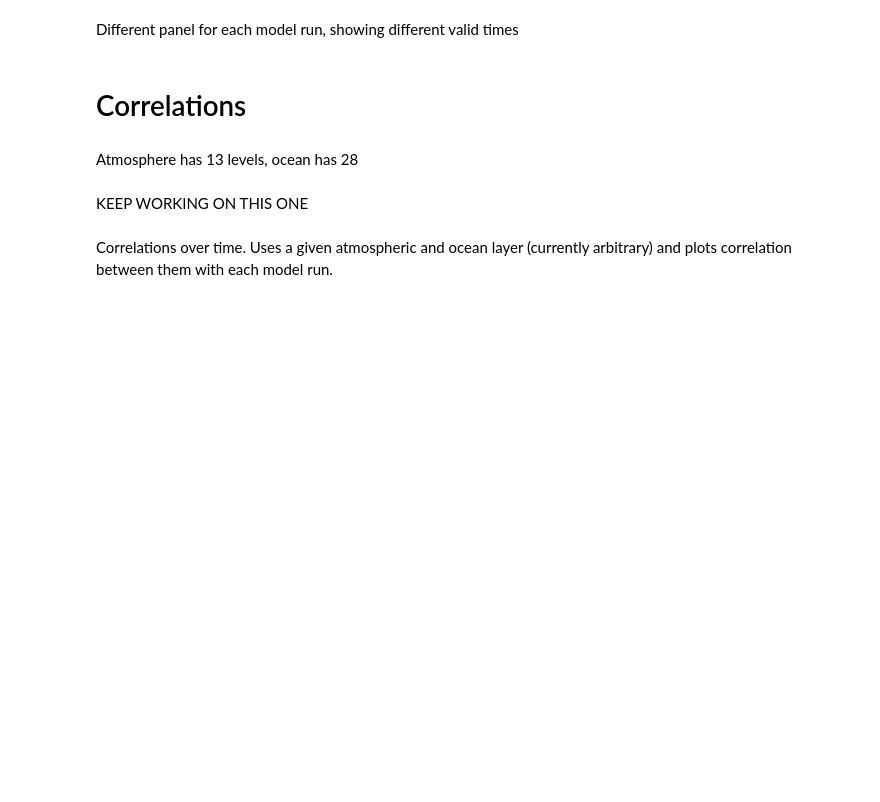
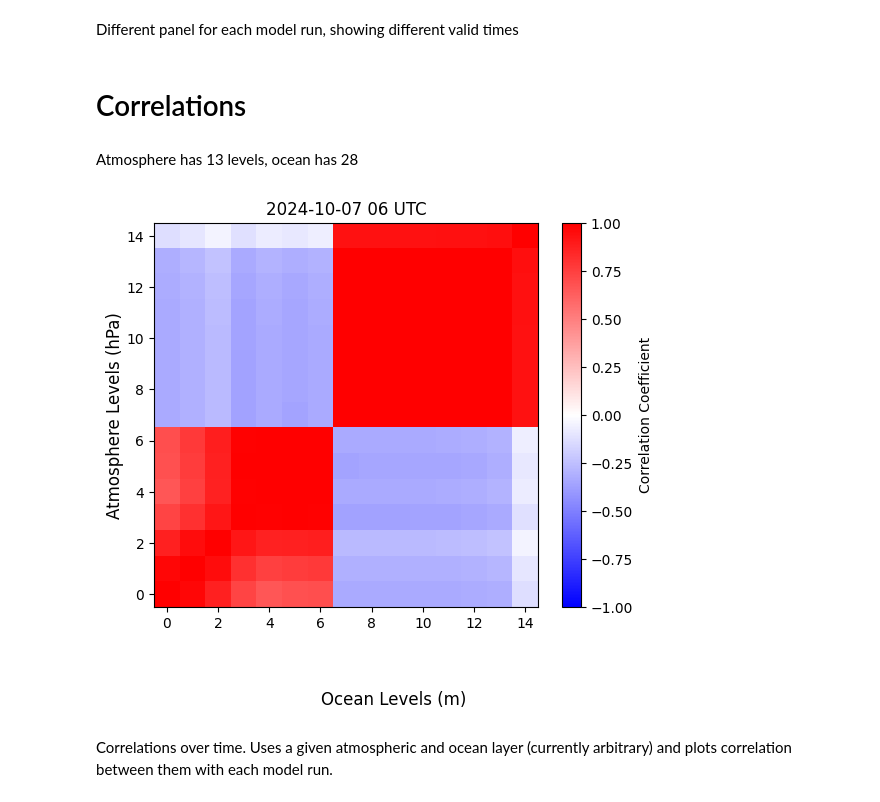
Before and after one commit to SeanBarnier/HAFS_Air-Sea, a Jupyter notebook: HAFSA_ocean-atmosphere.ipynb, the cells around one changed output. Drawn from its saved outputs; the diff is of its cells as text; code cells hidden in the pictures; blank space fills up the shorter version.

Commit message:
Changed correlation figure to only have a single model iteration.

```diff
--- a/HAFSA_ocean-atmosphere.ipynb
+++ b/HAFSA_ocean-atmosphere.ipynb
@@ -405,47 +405,41 @@ for init, validList in list(fcastTimes.items()):
   cors[init] = {}
 
   atmLevs = list(atm[init][validList[0]].keys())
+  atmLevs.reverse() #Puts highest values at the bottom/end of the list
   oceLevs = list(oce[init][validList[0]].keys())
 
   atmLevData = [[float(atm[init][valid][lv][var]) for valid in validList] for lv in atmLevs] #Rows: time, Columns: levels
   oceLevData = [[float(oce[init][valid][lv][var]) for valid in validList] for lv in oceLevs]
 
   cor = np.corrcoef(atmLevData + oceLevData) #Correlation across entire atmosphere and ocean
-  cors[init] = cor
+  corVals = [corList[np.isnan(corList)==False] for corList in cor if len(corList[np.isnan(corList)==False])!=0]
+  cors[init] = corVals
-# %% [markdown]
-KEEP WORKING ON THIS ONE
 # %%
+corTime = list(cors.keys())[0]
+
 corFig = plt.figure(figsize=(6,6))
-yCorner = 0.75
+corAx = corFig.add_axes([0.1, 0.1, 0.8, 0.8])
+corMap = corAx.imshow(cors[corTime], cmap="bwr", vmin=-1, vmax=1)
+corAx.invert_yaxis()
 
-sixHours = [init for init in cors.keys() if init<=centralTime]
-#sixHours = [sixHours[0]]
+#corAx.set_xticks(levs)
+#corAx.set_yticks(levs)
+#corAx.set_xticklabels(levs)
+#corAx.set_yticklabels(levs)
 
-for init in sixHours:
+corAx.set_title(init.strftime("%Y-%m-%d %H UTC"))
+#if init != sixHours[-1]: corAx.set_xticklabels([])
+#yCorner -= 0.8/len(sixHours)
 
-  levs = [int(l) for l in oceLevs + atmLevs]
-
-  corAx = corFig.add_axes([0.15, yCorner, 0.8, 0.65/len(sixHours)])
-  corMap = corAx.contourf(cors[init], cmap="seismic", vmin=-1, vmax=1)
-
-  #corAx.set_xticks(np.arange(0,len(oceLevs),3))
-  #corAx.set_yticks(np.arange(0,len(atmLevs),4))
-  #corAx.set_xticklabels([int(oceLevs[i]) for i in range(0,len(oceLevs),3)])
-  #corAx.set_yticklabels([int(atmLevs[i]) for i in range(0,len(atmLevs),4)])
-
-  corAx.set_title(init.strftime("%Y-%m-%d %H UTC"))
-  if init != sixHours[-1]: corAx.set_xticklabels([])
-  #corAx.invert_yaxis()
-  yCorner -= 0.8/len(sixHours)
-
-  plt.colorbar(corMap, label="Correlation Coefficient", shrink=0.8)
-
+plt.colorbar(corMap, label="Correlation Coefficient", shrink=0.8)
 corFig.supxlabel("Ocean Levels (m)")
 corFig.supylabel("Atmosphere Levels (hPa)")
 
 if var=="T" and potentialTemp: plt.savefig(f"{var}{var}correlations{figureSuffix}_PT.png")
 else: plt.savefig(f"{var}{var}correlations{figureSuffix}.png")
 plt.show()
+# %% [output]
+[figure, added]
 # %% [markdown]
 Correlations over time. Uses a given atmospheric and ocean layer (currently arbitrary) and plots correlation between them with each model run.
 # %%
```
Also changed, not shown: parts of 1 cell of this notebook.
